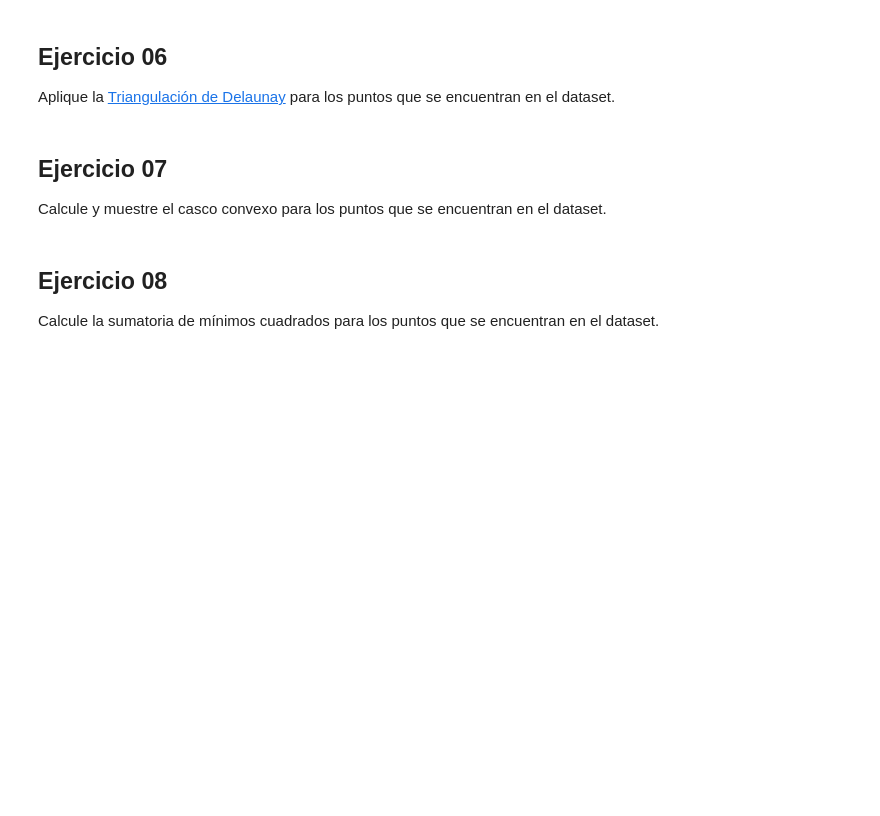
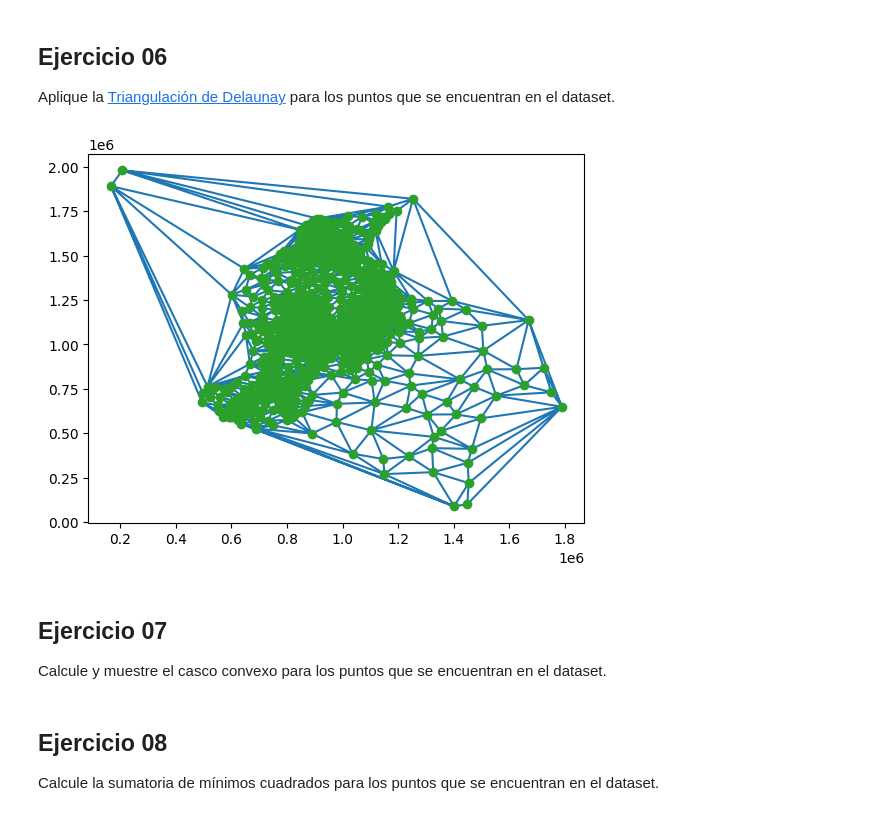
Before and after one commit to BluessyJazz/Programacion-Para-Ingenieria_2024-1, a Jupyter notebook: SI05 GeoPandas SciPy/BEDOYAa_SI05_v20240516.ipynb, the cells around one changed output. Cells and saved outputs as stored; diff of their text form; code cells hidden in the pictures; blank space fills up the shorter version.

Commit message:
Actualizado notebook geopandas y scipy

```diff
--- a/SI05 GeoPandas SciPy/BEDOYAa_SI05_v20240516.ipynb
+++ b/SI05 GeoPandas SciPy/BEDOYAa_SI05_v20240516.ipynb
@@ -179,3 +536,21 @@ Aplique la [Triangulación de Delaunay](https://en.wikipedia.org/wiki/Delaunay_t
+# %%
+from scipy.spatial import Delaunay
+
+# Extraer los centroides de los polígonos de los municipios en UTM
+centroides = mun_col_crs.geometry.centroid
+
+# Extrae las coordenadas x e y de los puntos
+coords = np.column_stack((centroides.x, centroides.y))
+
+# Aplica la Triangulación de Delaunay
+tri = Delaunay(coords)
+
+# Ahora puedes visualizar la triangulación
+plt.triplot(coords[:,0], coords[:,1], tri.simplices.copy())
+plt.plot(coords[:,0], coords[:,1], 'o')
+plt.show()
+# %% [output]
+[figure, added]
 # %% [markdown]
 ## Ejercicio 07
 
```
Also changed, not shown: parts of 18 cells of this notebook.
